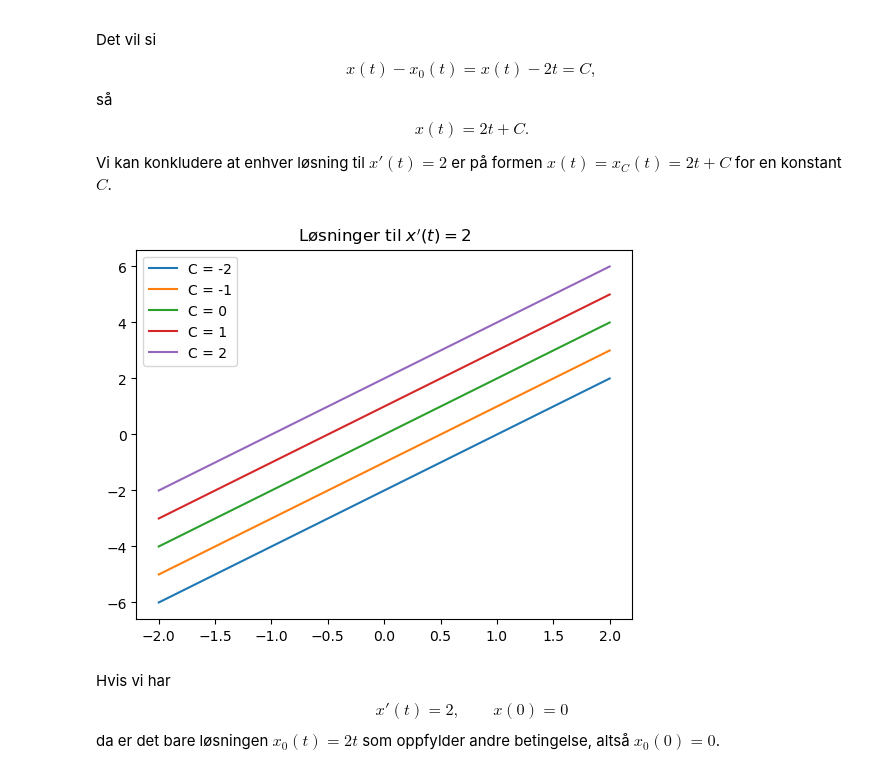
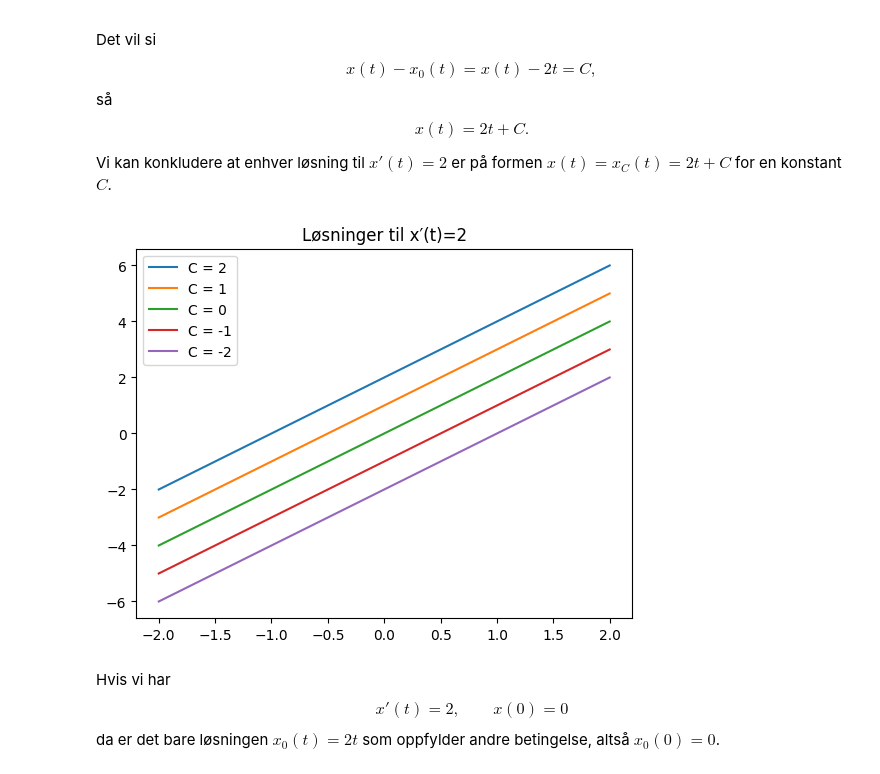
Before and after one commit to mbr085/V26MAT102, a Jupyter notebook: notebooks/uke6/Differensialligninger.ipynb, the cells around one changed output. Saved outputs shown, nothing was run; the diff lists cells and outputs as text; code cells hidden in the pictures.

```diff
--- a/notebooks/uke6/Differensialligninger.ipynb
+++ b/notebooks/uke6/Differensialligninger.ipynb
@@ -53,12 +53,12 @@ Vi kan konkludere at enhver løsning til $x'(t) = 2$ er på formen $x(t) = x_C(t
 # %%
 # @title Plotting av løsningskurver
 t = np.linspace(-2,2,50)
-for i in range(-2,3):
+for i in range(2,-3, -1):
     plt.plot(t, 2*t + i, label=f'C = {i}')
 plt.legend()
 plt.title(r"Løsninger til x′(t)=2");
 # %% [output]
-[figure, old version]
+[figure, new version]
 # %% [markdown]
 Hvis vi har
 $$x'(t) = 2, \qquad x(0) = 0$$
```
Also changed, not shown: parts of 8 cells of this notebook.
